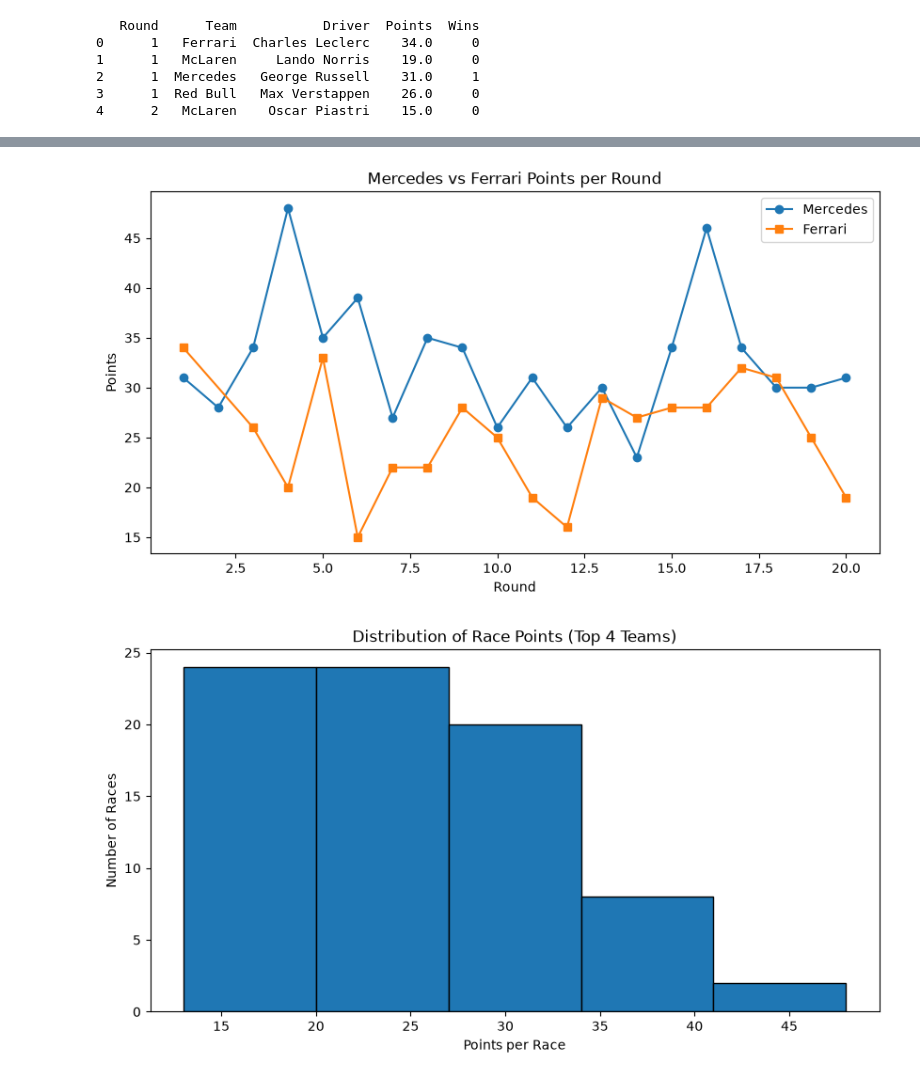
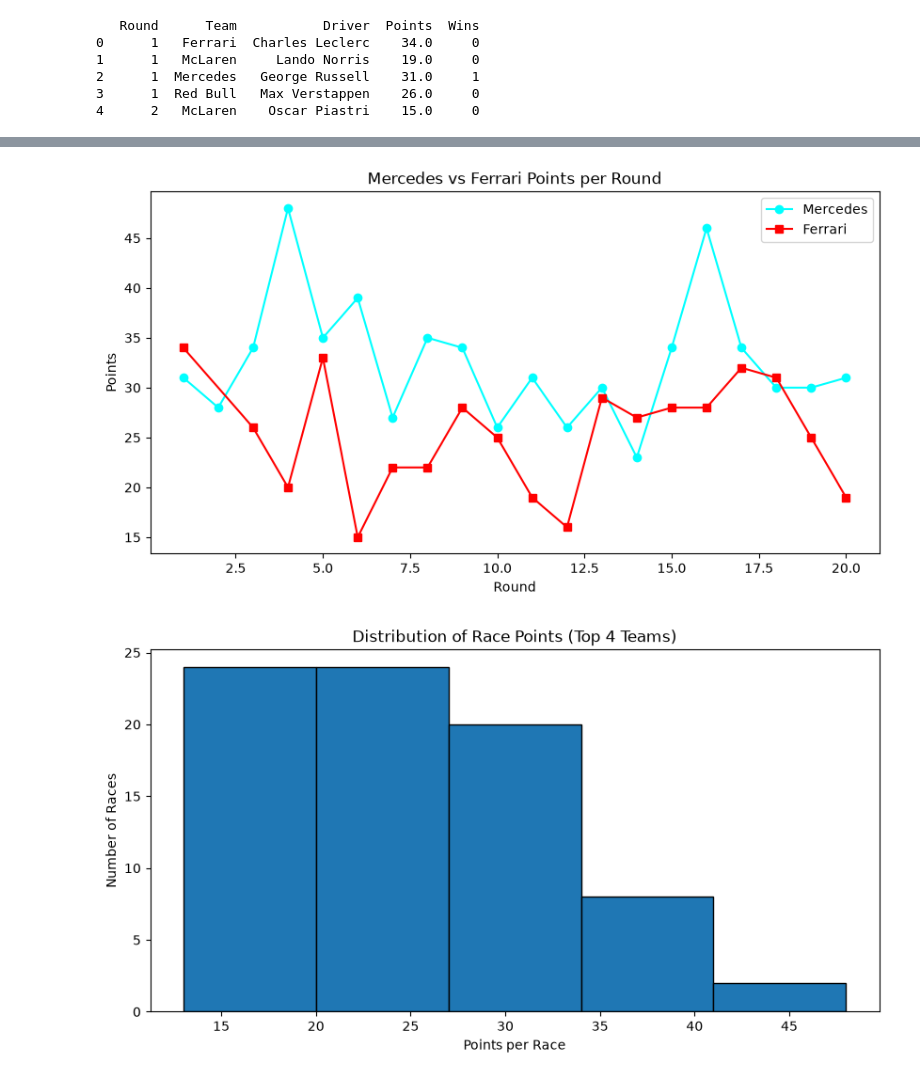
Before and after one commit to ap-invincible/data-science-project, a Jupyter notebook: f1_analysis.ipynb, the cells around one changed output, grey strips where cells are left out. Saved outputs shown, nothing was run; the diff lists cells and outputs as text; code cells hidden in the pictures.

```diff
--- a/f1_analysis.ipynb
+++ b/f1_analysis.ipynb
@@ -50,18 +52,18 @@ plt.show()
 # %%
 # 4. Multi-line plot: Mercedes vs Ferrari Points per Round
 merc = df[df["Team"] == "Mercedes"].sort_values("Round")
 ferrari = df[df["Team"] == "Ferrari"].sort_values("Round")
 
 plt.figure(figsize=(10, 5))
-plt.plot(merc["Round"], merc["Points"], marker='o', label="Mercedes")
-plt.plot(ferrari["Round"], ferrari["Points"], marker='s', label="Ferrari")
+plt.plot(merc["Round"], merc["Points"], marker='o', color="cyan", label="Mercedes")
+plt.plot(ferrari["Round"], ferrari["Points"], marker='s', color="red", label="Ferrari")
 plt.title("Mercedes vs Ferrari Points per Round")
 plt.xlabel("Round")
 plt.ylabel("Points")
 plt.legend()
 plt.show()
 # %% [output]
-[figure, old version]
+[figure, new version]
 # %%
 # 5. Histogram: Distribution of Team Points per Race
 plt.figure(figsize=(10, 5))
```
Also changed, not shown: parts of 3 cells of this notebook, 1 other file.
